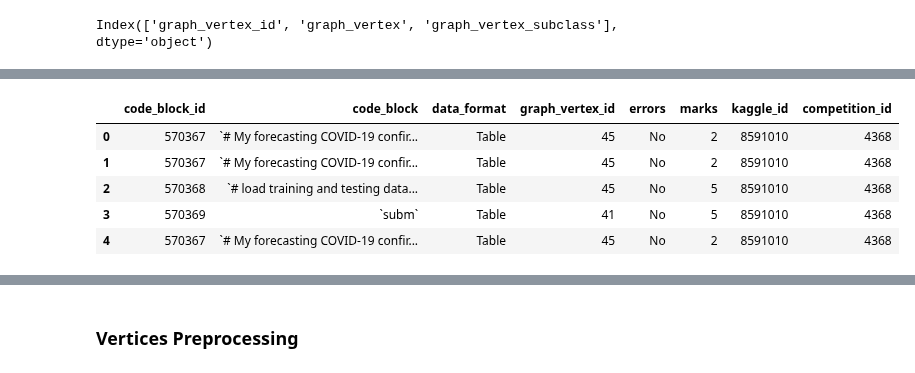
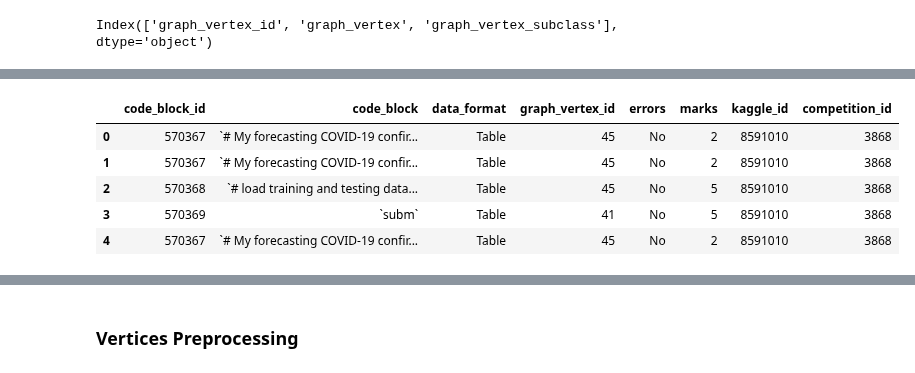
Before and after one commit to whatevernevermindbro/nl2ml-mirror, a Jupyter notebook: models_scripts/task2seq/task2seq.ipynb, the cells around one changed output, grey strips where cells are left out. Drawn from its saved outputs; the diff is of its cells as text; code cells hidden in the pictures.

```diff
--- a/models_scripts/task2seq/task2seq.ipynb
+++ b/models_scripts/task2seq/task2seq.ipynb
@@ -68,14 +94,14 @@ competitions.shape
 # %%
-NOTEBOOKS_PATH = '../../data/markup_data_2021-05-06.csv'
+NOTEBOOKS_PATH = '../../data/markup_data_2021-05-22.csv'
 notebooks = pd.read_csv(NOTEBOOKS_PATH)
 notebooks.head(5)
 # %% [output]
 |  | code_block_id | code_block | data_format | graph_vertex_id | errors | marks | kaggle_id | competition_id |
-| 0 | 570367 | `# My forecasting COVID-19 confir... | Table | 45 | No | 2 | 8591010 | 4368 |
-| 1 | 570367 | `# My forecasting COVID-19 confir... | Table | 45 | No | 2 | 8591010 | 4368 |
-| 2 | 570368 | `# load training and testing data... | Table | 45 | No | 5 | 8591010 | 4368 |
-| 3 | 570369 | `subm` | Table | 41 | No | 5 | 8591010 | 4368 |
-| 4 | 570367 | `# My forecasting COVID-19 confir... | Table | 45 | No | 2 | 8591010 | 4368 |
+| 0 | 570367 | `# My forecasting COVID-19 confir... | Table | 45 | No | 2 | 8591010 | 3868 |
+| 1 | 570367 | `# My forecasting COVID-19 confir... | Table | 45 | No | 2 | 8591010 | 3868 |
+| 2 | 570368 | `# load training and testing data... | Table | 45 | No | 5 | 8591010 | 3868 |
+| 3 | 570369 | `subm` | Table | 41 | No | 5 | 8591010 | 3868 |
+| 4 | 570367 | `# My forecasting COVID-19 confir... | Table | 45 | No | 2 | 8591010 | 3868 |
 # %%
 notebooks = notebooks.merge(graph, on='graph_vertex_id', how='left')
 notebooks.shape
```
Also changed, not shown: parts of 31 cells of this notebook.
